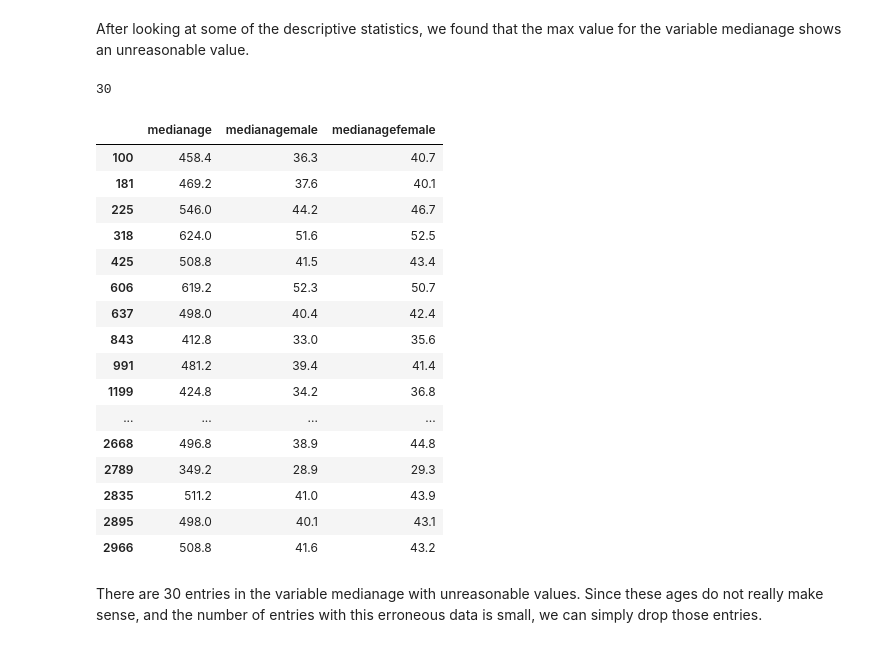
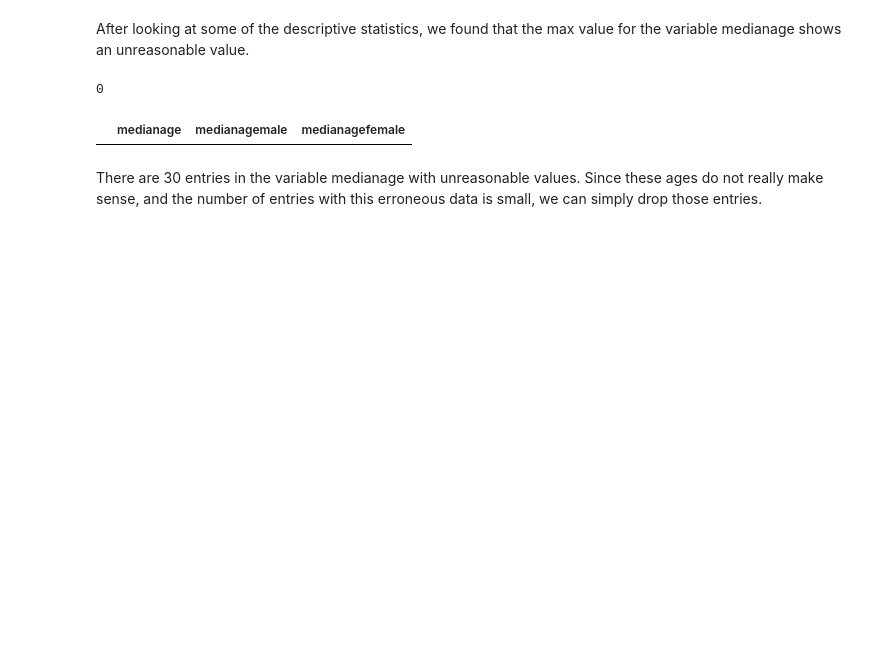
Before and after one commit to caseyhild/Data-Science-For-Cancer-Analysis, a Jupyter notebook: EDACheckpointGroup_Sp23_Casey_s_Group.ipynb, the cells around one changed output. Cells and saved outputs as stored; diff of their text form; code cells hidden in the pictures; blank space fills up the shorter version.

```diff
--- a/EDACheckpointGroup_Sp23_Casey_s_Group.ipynb
+++ b/EDACheckpointGroup_Sp23_Casey_s_Group.ipynb
@@ -96,29 +96,13 @@ After looking at some of the descriptive statistics, we found that the max value
 # %%
 # checking number of rows with medianage > 100
 # medianage >= max (medianagemale, medianagefemale)
-data_cancer.loc[data_cancer.medianage > 65.70].shape[0]
+data_cancer.loc[data_cancer.medianage > 100].shape[0]
 # %% [output]
-30
+0
 # %%
-data_cancer.loc[data_cancer.medianage > 65.70, ['medianage', 'medianagemale', 'medianagefemale']]
+data_cancer.loc[data_cancer.medianage > 100, ['medianage', 'medianagemale', 'medianagefemale']]
 # %% [output]
 |  | medianage | medianagemale | medianagefemale |
-| 100 | 458.4 | 36.3 | 40.7 |
-| 181 | 469.2 | 37.6 | 40.1 |
-| 225 | 546.0 | 44.2 | 46.7 |
-| 318 | 624.0 | 51.6 | 52.5 |
-| 425 | 508.8 | 41.5 | 43.4 |
-| 606 | 619.2 | 52.3 | 50.7 |
-| 637 | 498.0 | 40.4 | 42.4 |
-| 843 | 412.8 | 33.0 | 35.6 |
-| 991 | 481.2 | 39.4 | 41.4 |
-| 1199 | 424.8 | 34.2 | 36.8 |
-| ... | ... | ... | ... |
-| 2668 | 496.8 | 38.9 | 44.8 |
-| 2789 | 349.2 | 28.9 | 29.3 |
-| 2835 | 511.2 | 41.0 | 43.9 |
-| 2895 | 498.0 | 40.1 | 43.1 |
-| 2966 | 508.8 | 41.6 | 43.2 |
 # %% [markdown]
 There are 30 entries in the variable medianage with unreasonable values. Since these ages do not really make sense, and the number of entries with this erroneous data is small, we can simply drop those entries.
 # %%
```
Also changed, not shown: parts of 33 cells of this notebook.
